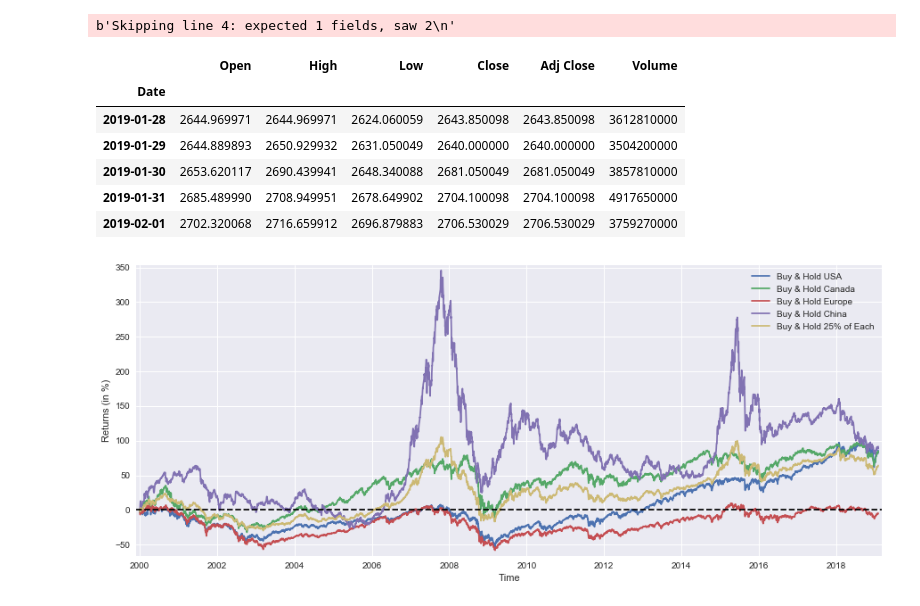
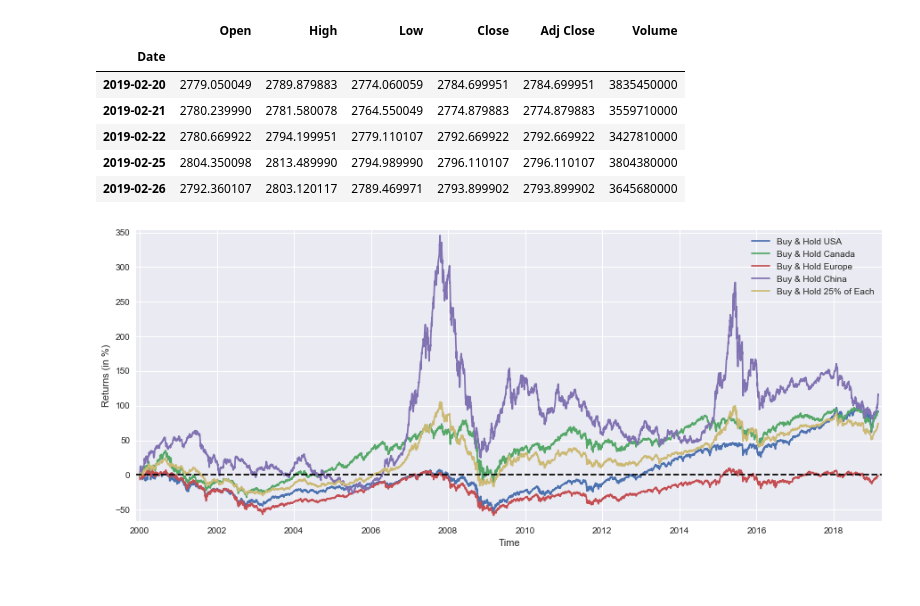
Before and after one commit to LongOnly/Quantitative-Notebooks, a Jupyter notebook: GeographicDiversification.ipynb, the cells around one changed output. Cells and saved outputs as stored; diff of their text form; code cells hidden in the pictures.

```diff
--- a/GeographicDiversification.ipynb
+++ b/GeographicDiversification.ipynb
@@ -25,40 +25,39 @@ def getdata(tickers,start,end,frequency):
     cookie = res.cookies['B']
     pattern = re.compile('.*"CrumbStore":\{"crumb":"(?P<crumb>[^"]+)"\}')
     for line in res.text.splitlines():
         m = pattern.match(line)
         if m is not None:
             crumb = m.groupdict()['crumb']
     for ticker in tickers:
         url_str = "https://query1.finance.yahoo.com/v7/finance/download/%s"
         url_str += "?period1=%s&period2=%s&interval=%s&events=history&crumb=%s"
         url = url_str % (ticker, start, end, frequency, crumb)
         res = requests.get(url, cookies={'B': cookie}).text
         OHLC[ticker] = pd.read_csv(io.StringIO(res), index_col=0,
                                    error_bad_lines=False).replace('null', np.nan).dropna()
         OHLC[ticker].index = pd.to_datetime(OHLC[ticker].index)
         OHLC[ticker] = OHLC[ticker].apply(pd.to_numeric)
     return OHLC
 
 # Assets under consideration
 tickers = ['%5EGSPTSE','%5EGSPC','%5ESTOXX','000001.SS']
 
 data = None
 while data is None:
     try:
-        data = getdata(tickers,'946684800','1549065600','1d')
+        data = getdata(tickers,'946684800','1551225600','1d')
     except:
          pass
 
 data['%5EGSPC'].tail()
 # %% [output]
-b'Skipping line 4: expected 1 fields, saw 2\n'
 |  | Open | High | Low | Close | Adj Close | Volume |
 | Date |  |  |  |  |  |  |
-| 2019-01-28 | 2644.969971 | 2644.969971 | 2624.060059 | 2643.850098 | 2643.850098 | 3612810000 |
-| 2019-01-29 | 2644.889893 | 2650.929932 | 2631.050049 | 2640.000000 | 2640.000000 | 3504200000 |
-| 2019-01-30 | 2653.620117 | 2690.439941 | 2648.340088 | 2681.050049 | 2681.050049 | 3857810000 |
-| 2019-01-31 | 2685.489990 | 2708.949951 | 2678.649902 | 2704.100098 | 2704.100098 | 4917650000 |
-| 2019-02-01 | 2702.320068 | 2716.659912 | 2696.879883 | 2706.530029 | 2706.530029 | 3759270000 |
+| 2019-02-20 | 2779.050049 | 2789.879883 | 2774.060059 | 2784.699951 | 2784.699951 | 3835450000 |
+| 2019-02-21 | 2780.239990 | 2781.580078 | 2764.550049 | 2774.879883 | 2774.879883 | 3559710000 |
+| 2019-02-22 | 2780.669922 | 2794.199951 | 2779.110107 | 2792.669922 | 2792.669922 | 3427810000 |
+| 2019-02-25 | 2804.350098 | 2813.489990 | 2794.989990 | 2796.110107 | 2796.110107 | 3804380000 |
+| 2019-02-26 | 2792.360107 | 2803.120117 | 2789.469971 | 2793.899902 | 2793.899902 | 3645680000 |
 # %%
 boughtSP = float(data['%5EGSPC']['Adj Close'][:1])
 soldSP = data['%5EGSPC']['Adj Close']
```
Also changed, not shown: parts of 4 cells of this notebook, 3 other files.
